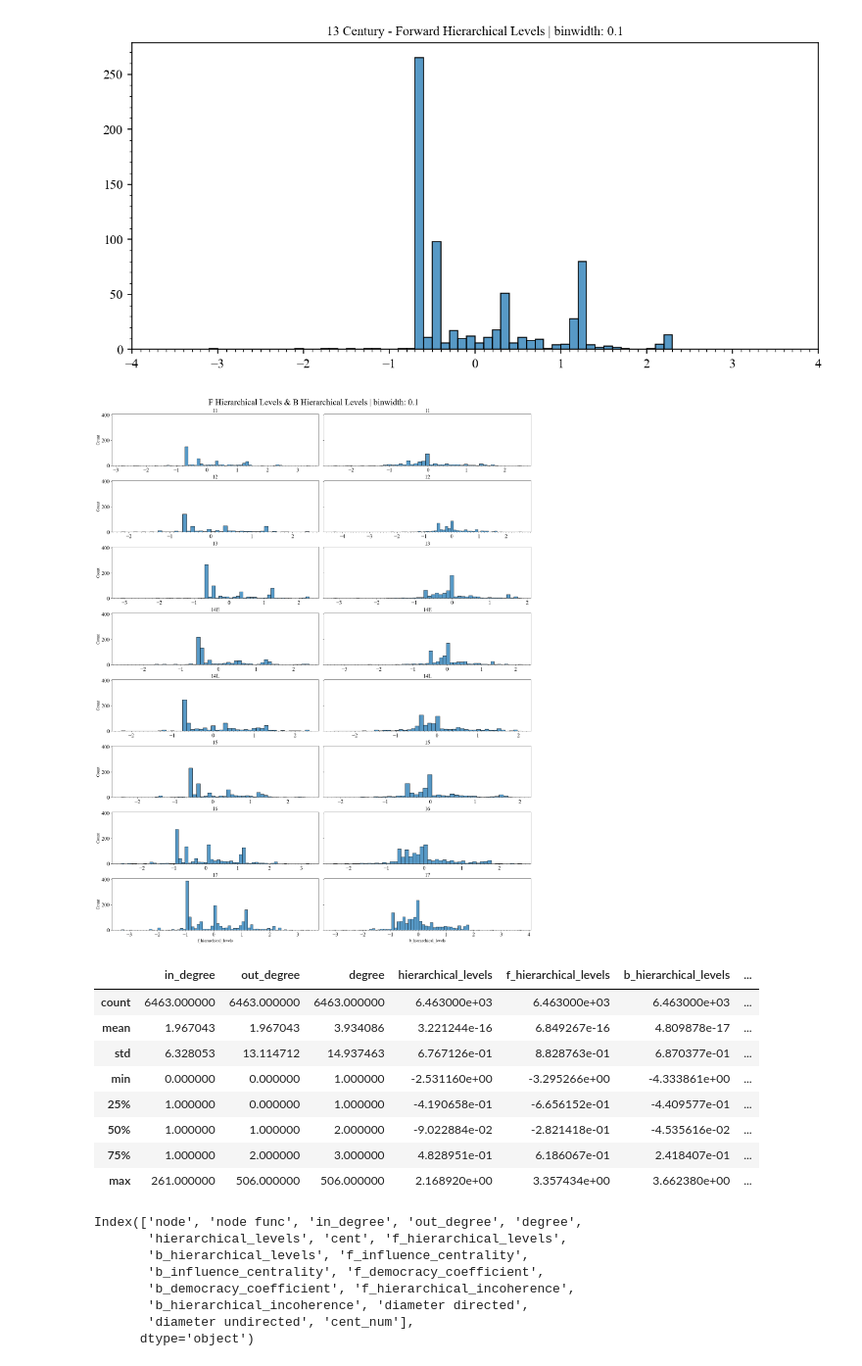
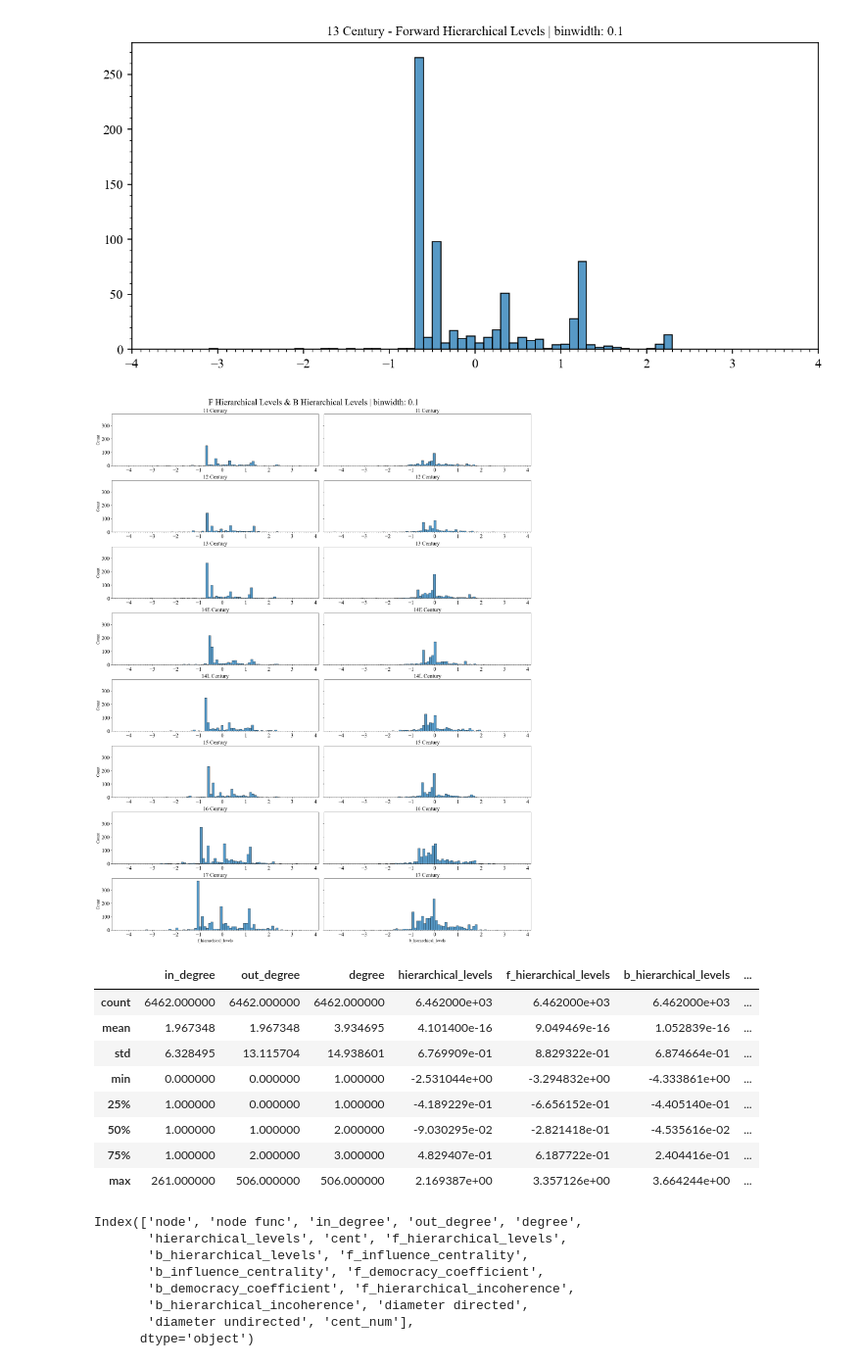
Before and after one commit to bravandi/hierarchical-syntactic-networks, a Jupyter notebook: polyarchy analysis.ipynb, the cells around one changed output. Shown at 98% size. Cells and saved outputs as stored; diff of their text form; code cells hidden in the pictures.

Commit message:
visualize hierarchies

```diff
--- a/polyarchy analysis.ipynb
+++ b/polyarchy analysis.ipynb
@@ -750,6 +750,9 @@ for cent, G in cent_nets.items():
     for c in con_comps:
         if len(c) < 10:
             print(c)
+
+    if len(con_comps) != 1:
+        raise Exception('Big PROBLEM!!!')
     pass
 # %% [output]
 ------------------ 11 ----------------
@@ -1286,13 +1285,22 @@ def plot_hirearchy_measure(h_measures_df, binwidth, func_names, ylim_dict=None):
     sns.set_style({'font.family':'serif', 'font.serif':'Times New Roman'})
 
     fig, axes = plt.subplots(nrows=len(cent_nets.keys()), ncols=2, constrained_layout=True,
-        sharex=False, sharey=True, dpi=100, figsize=(20, 25))
+        sharex=True, sharey=True, dpi=100, figsize=(20, 25))
 
     fig.suptitle('{} | binwidth: {}'.format(
         ' & '.join(func_names).replace('_', ' ').title(), binwidth
     ))
 
     cents = list(cent_nets.keys())
+
+    for a in fig.axes:
+        a.tick_params(
+            axis='x',           # changes apply to the x-axis
+            which='both',       # both major and minor ticks are affected
+            bottom=True,
+            top=False,
+            labelbottom=True   # labels along the bottom edge are on
+        )
 
     for row, cent in tqdm(enumerate(cents)):
 
@@ -1303,7 +1311,7 @@ def plot_hirearchy_measure(h_measures_df, binwidth, func_names, ylim_dict=None):
             ax=axes[row, 0], binwidth=binwidth
         )
 
-        g.set_title('{}'.format(cent), loc='center')
+        g.set_title('{} Century'.format(cent), loc='center')
 
         g.xaxis.set_minor_locator(plt.MultipleLocator(0.1))
 
@@ -1324,7 +1332,7 @@ def plot_hirearchy_measure(h_measures_df, binwidth, func_names, ylim_dict=None):
             data=h_levels_tmp, x= func_names[1],
             ax=axes[row, 1], binwidth=binwidth
         )
-        g.set_title('{}'.format(cent), loc='center')
+        g.set_title('{} Century'.format(cent), loc='center')
 
         g.xaxis.set_minor_locator(plt.MultipleLocator(0.1))
 
@@ -1337,46 +1345,46 @@ def plot_hirearchy_measure(h_measures_df, binwidth, func_names, ylim_dict=None):
                   #xlabel=covars_latex_dicts[x_col], ylabel=covars_latex_dicts[y_col]
             )
             pass
 #         g.xaxis.set_major_locator(plt.MultipleLocator(1))
 #         g.yaxis.set_major_locator(plt.MultipleLocator(100))
 
         pass
     pass
 
 binwidth = [0.1, None][0]
 # func_name = ['hierarchical_levels', 'forward_hierarchical_levels'][1]
 func_names = [
     ('hierarchical_levels', 'f_hierarchical_levels'),
     ('hierarchical_levels', 'b_hierarchical_levels'),
     ('f_hierarchical_levels', 'b_hierarchical_levels'),
 
 #     ('f_influence_centrality', 'f_hierarchical_levels')
 ][-1]
 # ylim_dicts={
 #     ('forward_hierarchical_levels weighted', 'backward_hierarchical_levels weighted'): {
 #         0.25:300, 0.5: 250, 0.75: 300, 1.0: 350, None: 400},
 #     ('hierarchical_levels weighted', 'forward_hierarchical_levels weighted'): {None: 400},
 #     ('hierarchical_levels weighted', 'backward_hierarchical_levels weighted'): {None: 400},
 # }
 
 plot_hirearchy_measure(h_measures_df=h_measures_df,
                        binwidth=binwidth,
 #                        ylim_dict=ylim_dicts[func_names],
                        func_names=func_names)
 # %% [output]
-[figure, old version]
+[figure, new version]
 # %%
 h_measures_df.describe()
 # %% [output]
 |  | in_degree | out_degree | degree | hierarchical_levels | f_hierarchical_levels | b_hierarchical_levels | ... |
-| count | 6463.000000 | 6463.000000 | 6463.000000 | 6.463000e+03 | 6.463000e+03 | 6.463000e+03 | ... |
-| mean | 1.967043 | 1.967043 | 3.934086 | 3.221244e-16 | 6.849267e-16 | 4.809878e-17 | ... |
-| std | 6.328053 | 13.114712 | 14.937463 | 6.767126e-01 | 8.828763e-01 | 6.870377e-01 | ... |
-| min | 0.000000 | 0.000000 | 1.000000 | -2.531160e+00 | -3.295266e+00 | -4.333861e+00 | ... |
-| 25% | 1.000000 | 0.000000 | 1.000000 | -4.190658e-01 | -6.656152e-01 | -4.409577e-01 | ... |
-| 50% | 1.000000 | 1.000000 | 2.000000 | -9.022884e-02 | -2.821418e-01 | -4.535616e-02 | ... |
-| 75% | 1.000000 | 2.000000 | 3.000000 | 4.828951e-01 | 6.186067e-01 | 2.418407e-01 | ... |
-| max | 261.000000 | 506.000000 | 506.000000 | 2.168920e+00 | 3.357434e+00 | 3.662380e+00 | ... |
+| count | 6462.000000 | 6462.000000 | 6462.000000 | 6.462000e+03 | 6.462000e+03 | 6.462000e+03 | ... |
+| mean | 1.967348 | 1.967348 | 3.934695 | 4.101400e-16 | 9.049469e-16 | 1.052839e-16 | ... |
+| std | 6.328495 | 13.115704 | 14.938601 | 6.769909e-01 | 8.829322e-01 | 6.874664e-01 | ... |
+| min | 0.000000 | 0.000000 | 1.000000 | -2.531044e+00 | -3.294832e+00 | -4.333861e+00 | ... |
+| 25% | 1.000000 | 0.000000 | 1.000000 | -4.189229e-01 | -6.656152e-01 | -4.405140e-01 | ... |
+| 50% | 1.000000 | 1.000000 | 2.000000 | -9.030295e-02 | -2.821418e-01 | -4.535616e-02 | ... |
+| 75% | 1.000000 | 2.000000 | 3.000000 | 4.829407e-01 | 6.187722e-01 | 2.404416e-01 | ... |
+| max | 261.000000 | 506.000000 | 506.000000 | 2.169387e+00 | 3.357126e+00 | 3.664244e+00 | ... |
 # %%
 # cen = '11'
 # plt.figure(figsize=(15,8))
```
Also changed, not shown: parts of 25 cells of this notebook, 4 other files.
